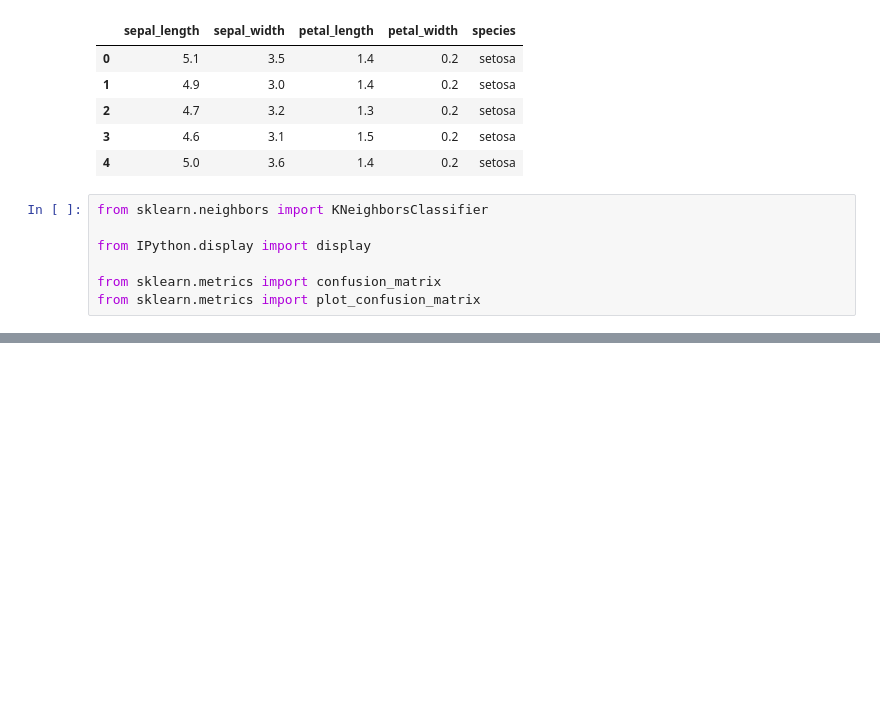
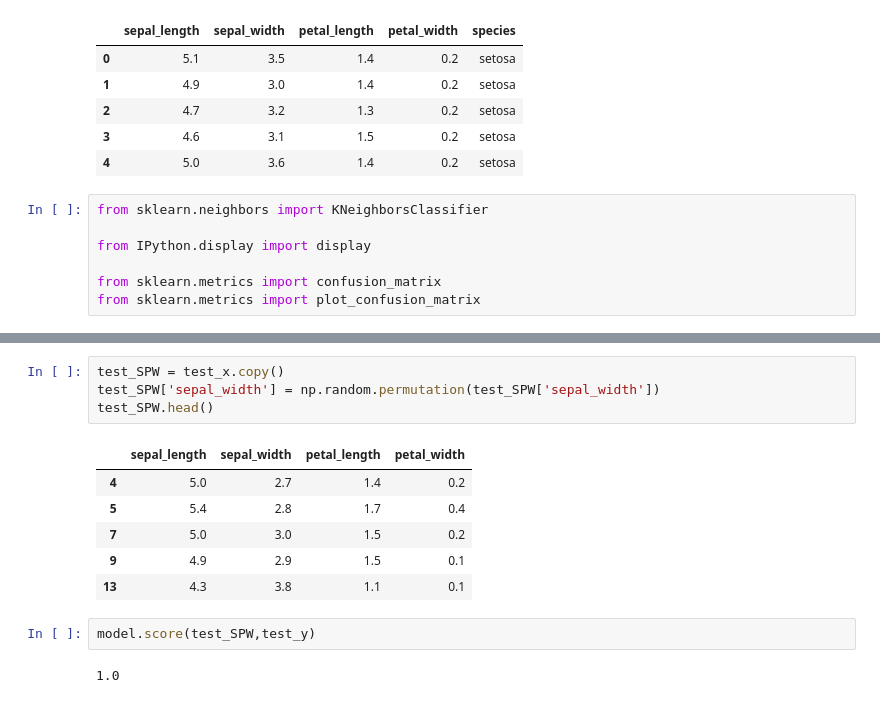
Before and after one commit to Novascone/Iris, a Jupyter notebook: Iris.ipynb, the cells around one changed output, grey strips where cells are left out. Cells and saved outputs as stored; diff of their text form; blank space fills up the shorter version.

```diff
--- a/Iris.ipynb
+++ b/Iris.ipynb
@@ -35,0 +105,15 @@ len(train), len(valid)
+# %%
+test_SPW = test_x.copy()
+test_SPW['sepal_width'] = np.random.permutation(test_SPW['sepal_width'])
+test_SPW.head()
+# %% [output]
+|  | sepal_length | sepal_width | petal_length | petal_width |
+| 4 | 5.0 | 2.7 | 1.4 | 0.2 |
+| 5 | 5.4 | 2.8 | 1.7 | 0.4 |
+| 7 | 5.0 | 3.0 | 1.5 | 0.2 |
+| 9 | 4.9 | 2.9 | 1.5 | 0.1 |
+| 13 | 4.3 | 3.8 | 1.1 | 0.1 |
+# %%
+model.score(test_SPW,test_y)
+# %% [output]
+1.0
```
Also changed, not shown: parts of 23 cells of this notebook.
